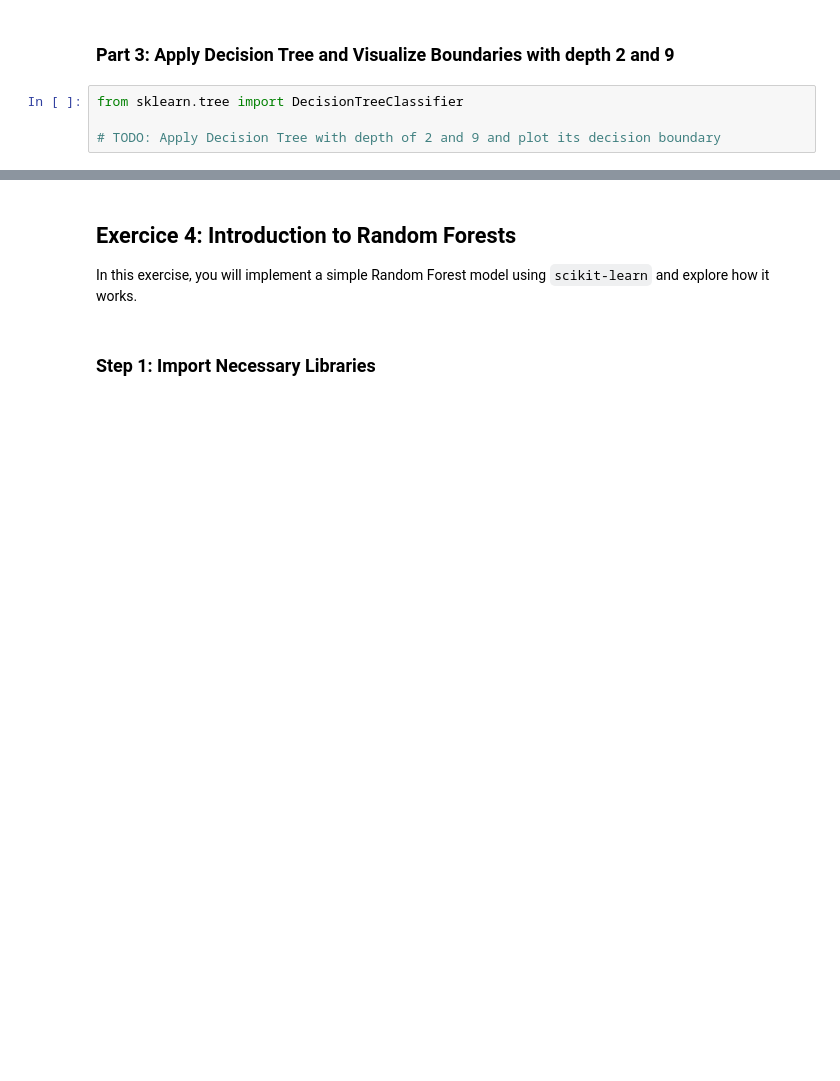
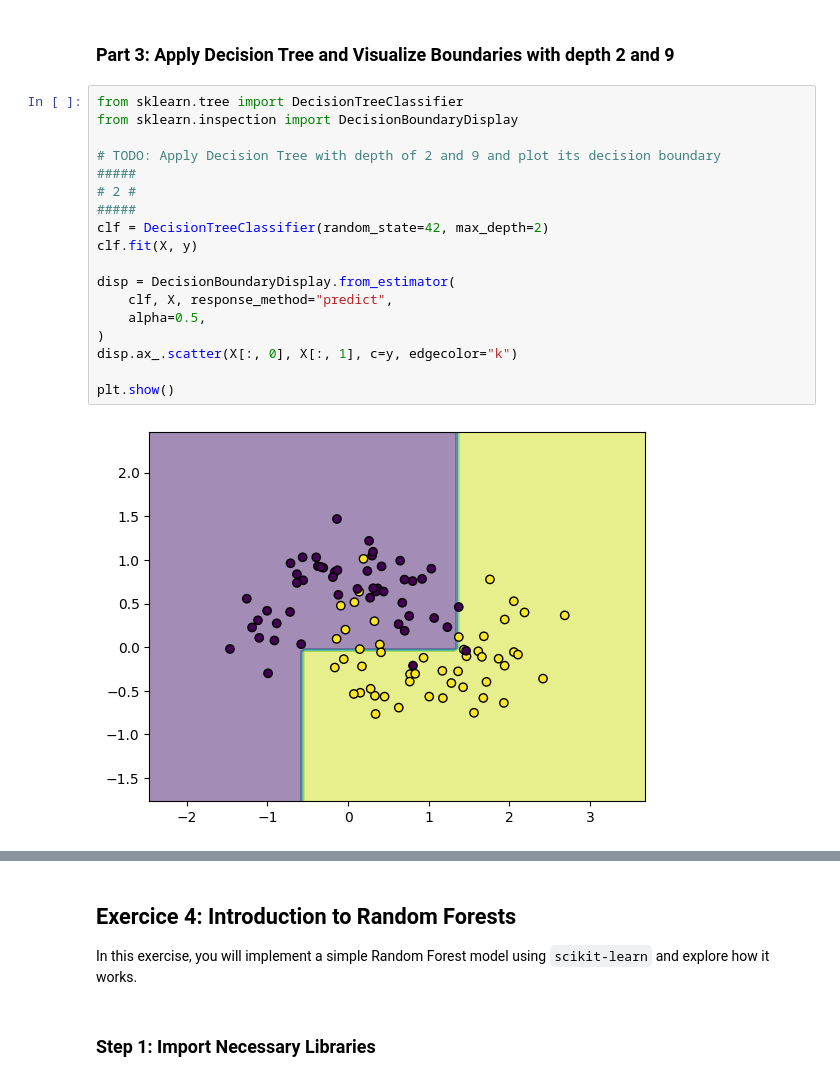
Before and after one commit to basilelt/fouille-de-donnees, a Jupyter notebook: decision-tree/3_Decision_tree.ipynb, the cells around one changed output, grey strips where cells are left out. Cells and saved outputs as stored; diff of their text form; blank space fills up the shorter version.

```diff
--- a/decision-tree/3_Decision_tree.ipynb
+++ b/decision-tree/3_Decision_tree.ipynb
@@ -194,5 +208,21 @@ from sklearn.tree import DecisionTreeClassifier
 ### Part 3: Apply Decision Tree and Visualize Boundaries with depth 2 and 9
 # %%
 from sklearn.tree import DecisionTreeClassifier
+from sklearn.inspection import DecisionBoundaryDisplay
 
 # TODO: Apply Decision Tree with depth of 2 and 9 and plot its decision boundary
+#####
+# 2 #
+#####
+clf = DecisionTreeClassifier(random_state=42, max_depth=2)
+clf.fit(X, y)
+
+disp = DecisionBoundaryDisplay.from_estimator(
+    clf, X, response_method="predict",
+    alpha=0.5,
+)
+disp.ax_.scatter(X[:, 0], X[:, 1], c=y, edgecolor="k")
+
+plt.show()
+# %% [output]
+[figure, added]
```
Also changed, not shown: parts of 3 cells of this notebook.
